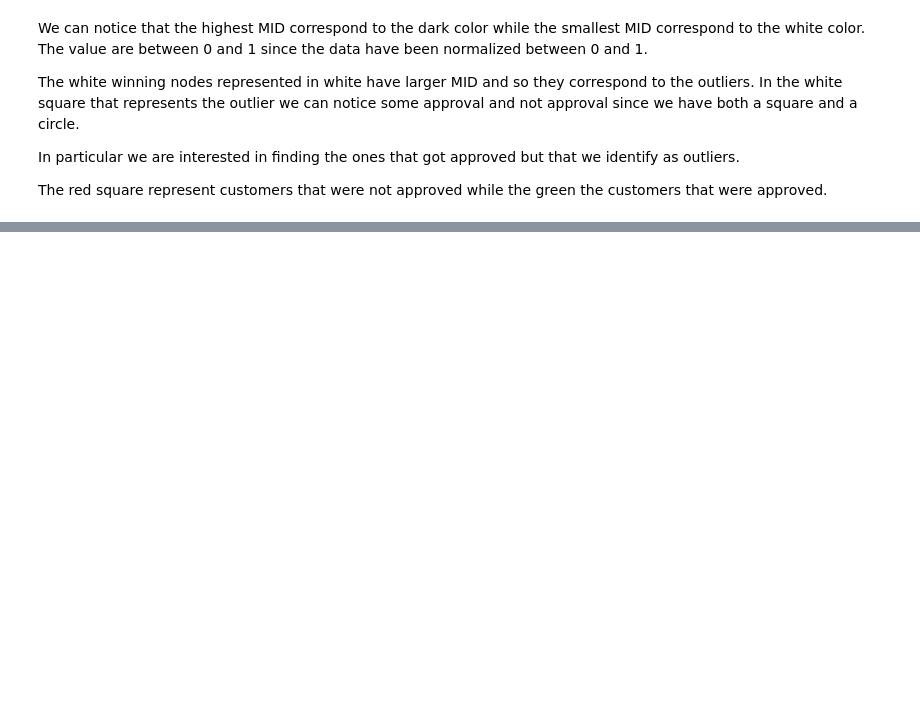
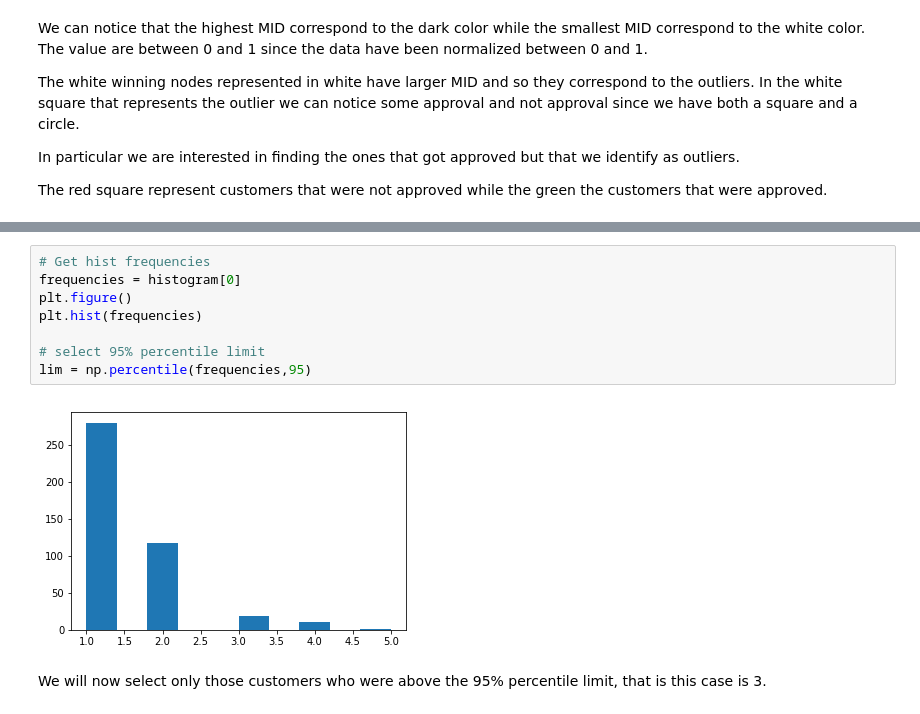
Before and after one commit to marcomiglionico94/Deep-learning, a Jupyter notebook: SOM/SOM.ipynb, the cells around one changed output, grey strips where cells are left out. Cells and saved outputs as stored; diff of their text form; blank space fills up the shorter version.

```diff
--- a/SOM/SOM.ipynb
+++ b/SOM/SOM.ipynb
@@ -145,0 +202,12 @@ array([ 15766183.,  15772329.,  15734649.,  15646082.,  15717629.,
+# %%
+# Get hist frequencies
+frequencies = histogram[0]
+plt.figure()
+plt.hist(frequencies)
+
+# select 95% percentile limit
+lim = np.percentile(frequencies,95)
+# %% [output]
+[figure, added]
+# %% [markdown]
+We will now select only those customers who were above the 95% percentile limit, that is this case is 3.
```
Also changed, not shown: parts of 17 cells of this notebook.
